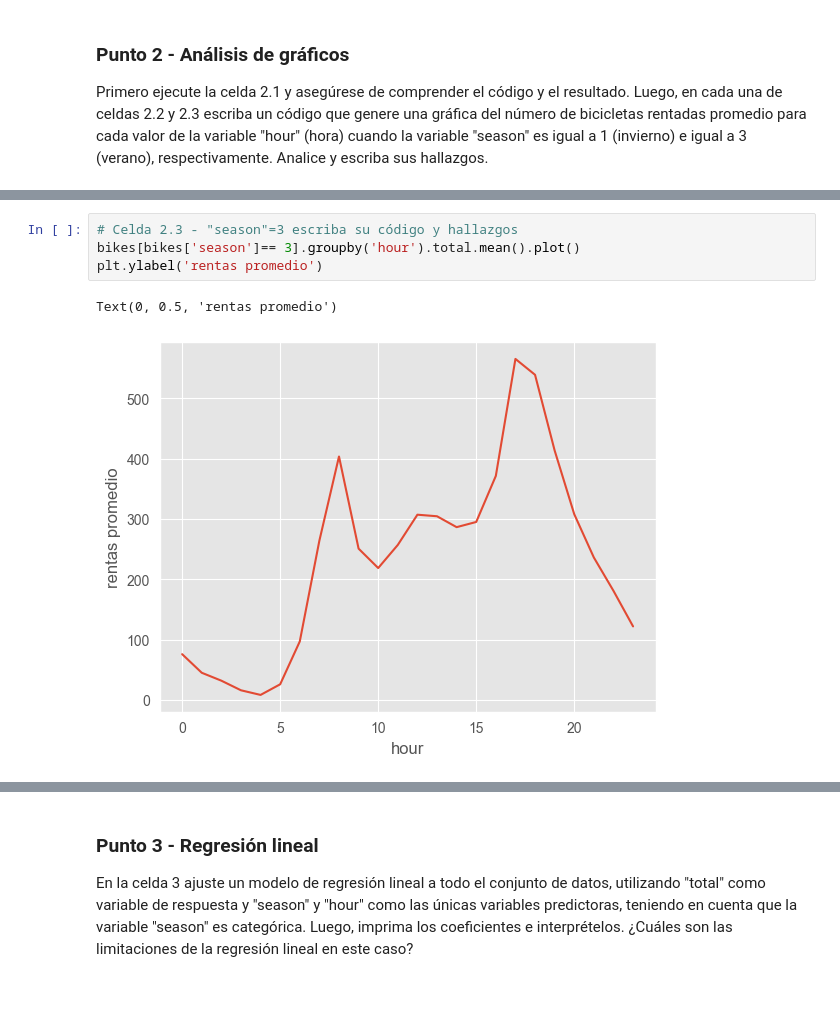
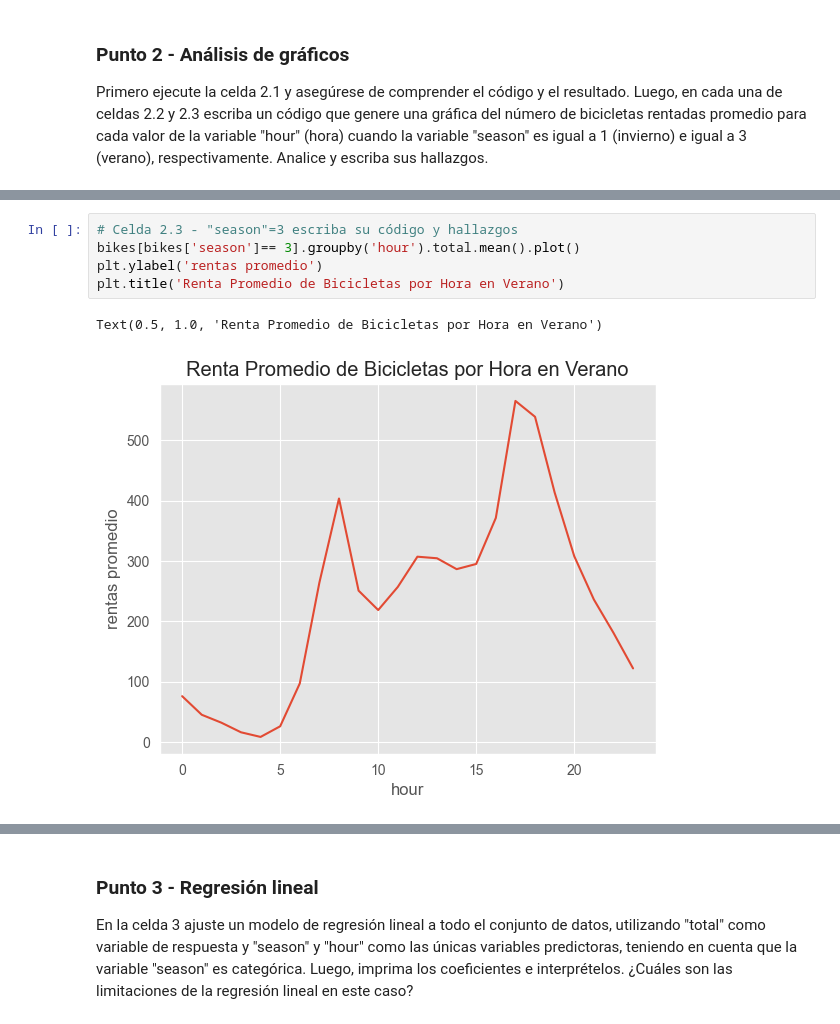
Before and after one commit to jerssonMH/MIAD_NLP_2024, a Jupyter notebook: Semana 1/S1TC1_arboles_ensamblajes.ipynb, the cells around one changed output, grey strips where cells are left out. Cells and saved outputs as stored; diff of their text form; blank space fills up the shorter version.

```diff
--- a/Semana 1/S1TC1_arboles_ensamblajes.ipynb
+++ b/Semana 1/S1TC1_arboles_ensamblajes.ipynb
@@ -122,7 +140,8 @@ Text(0, 0.5, 'rentas promedio')
 # %%
 # Celda 2.3 - "season"=3 escriba su código y hallazgos
 bikes[bikes['season']== 3].groupby('hour').total.mean().plot()
 plt.ylabel('rentas promedio')
+plt.title('Renta Promedio de Bicicletas por Hora en Verano')
 # %% [output]
-Text(0, 0.5, 'rentas promedio')
+Text(0.5, 1.0, 'Renta Promedio de Bicicletas por Hora en Verano')
-[figure, old version]
+[figure, new version]
```
Also changed, not shown: parts of 25 cells of this notebook.
